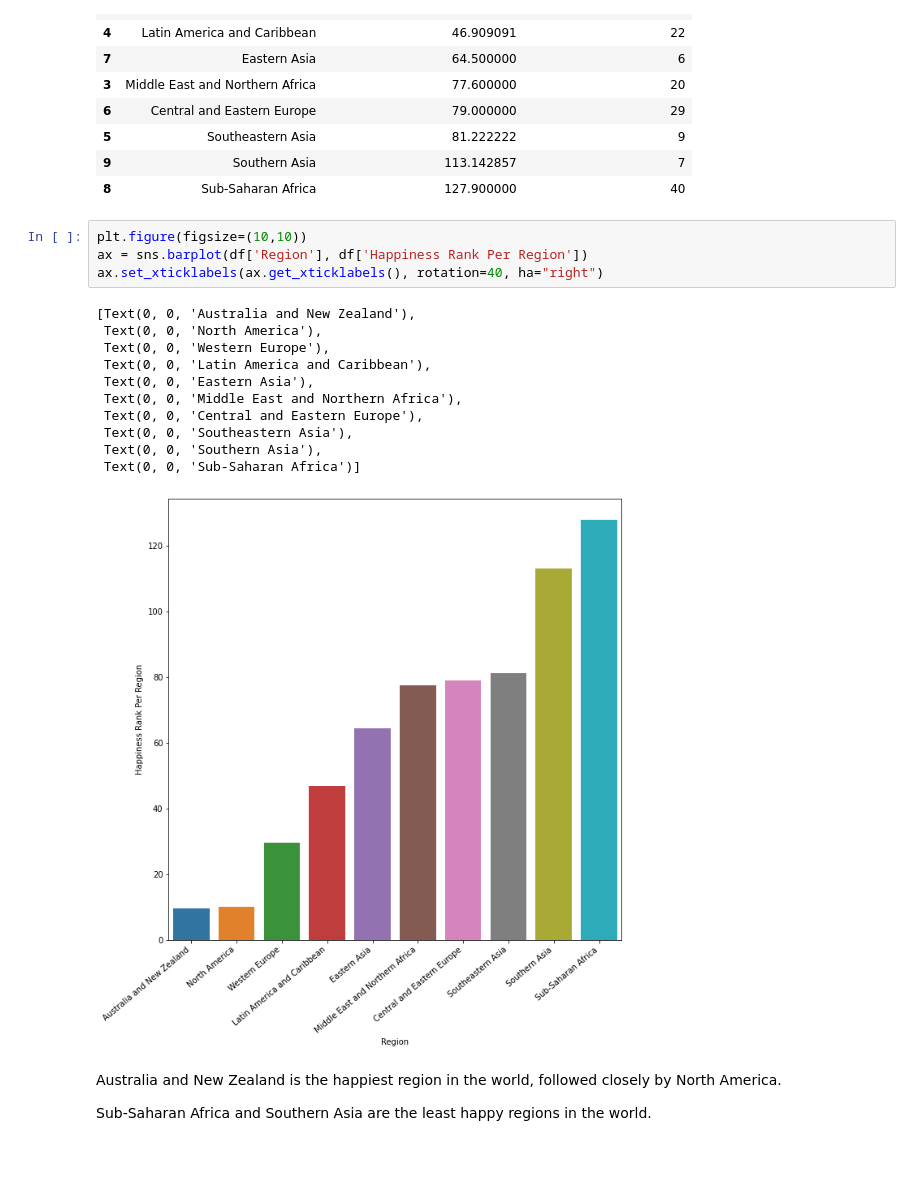
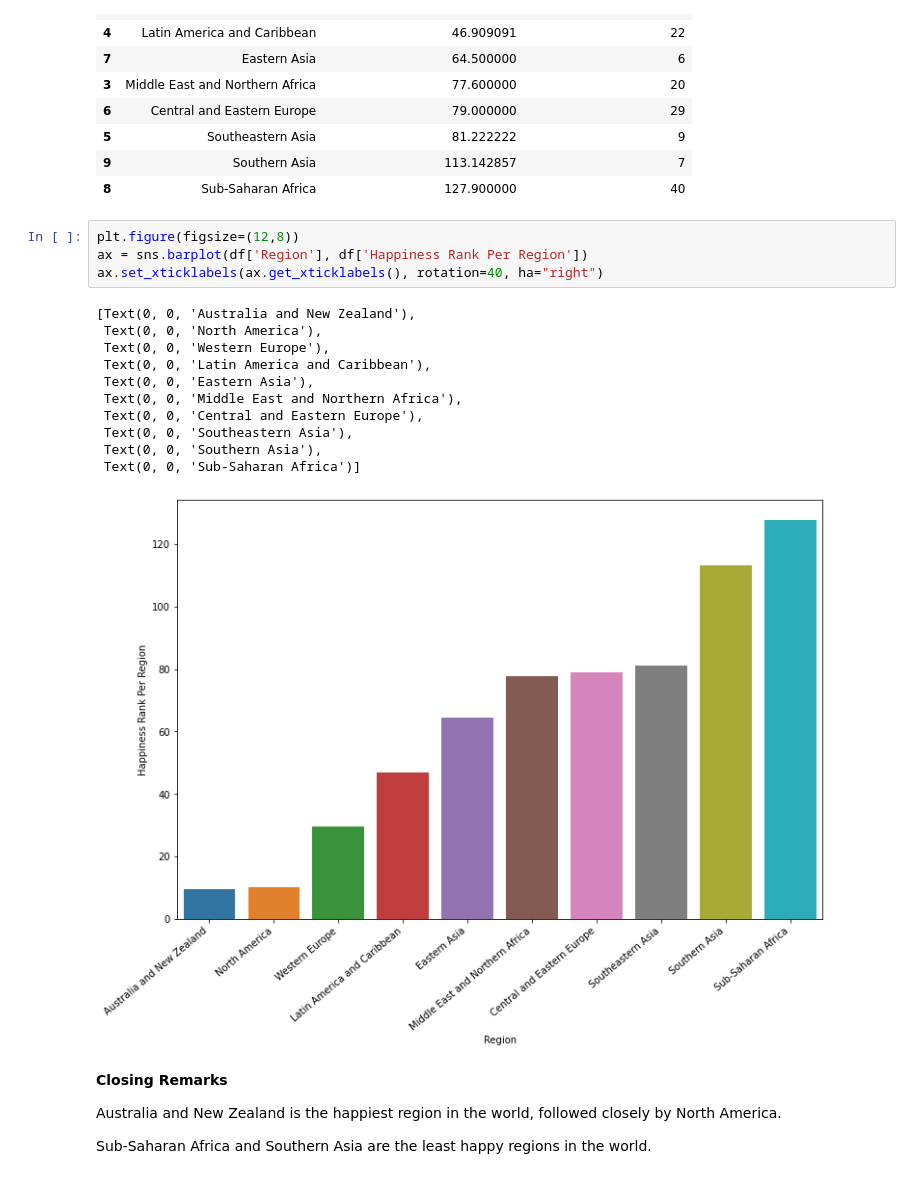
Before and after one commit to JoshuaOmondi/COVID-19, a Jupyter notebook: EDA.ipynb, the cells around one changed output. Drawn from its saved outputs; the diff is of its cells as text.

```diff
--- a/EDA.ipynb
+++ b/EDA.ipynb
@@ -102,22 +174,26 @@ df
 | 9 | Southern Asia | 113.142857 | 7 |
 | 8 | Sub-Saharan Africa | 127.900000 | 40 |
 # %%
-plt.figure(figsize=(10,10))
+plt.figure(figsize=(12,8))
 ax = sns.barplot(df['Region'], df['Happiness Rank Per Region'])
 ax.set_xticklabels(ax.get_xticklabels(), rotation=40, ha="right")
 # %% [output]
 [Text(0, 0, 'Australia and New Zealand'),
  Text(0, 0, 'North America'),
  Text(0, 0, 'Western Europe'),
  Text(0, 0, 'Latin America and Caribbean'),
  Text(0, 0, 'Eastern Asia'),
  Text(0, 0, 'Middle East and Northern Africa'),
  Text(0, 0, 'Central and Eastern Europe'),
  Text(0, 0, 'Southeastern Asia'),
  Text(0, 0, 'Southern Asia'),
  Text(0, 0, 'Sub-Saharan Africa')]
-[figure, old version]
+[figure, new version]
 # %% [markdown]
-Australia and New Zealand is the happiest region in the world, followed closely by North America.
+**Closing Remarks**
+
+
+Australia and New Zealand is the happiest region in the world, followed closely
+by North America.
 
 Sub-Saharan Africa and Southern Asia are the least happy regions in the world.
```
Also changed, not shown: parts of 16 cells of this notebook.
